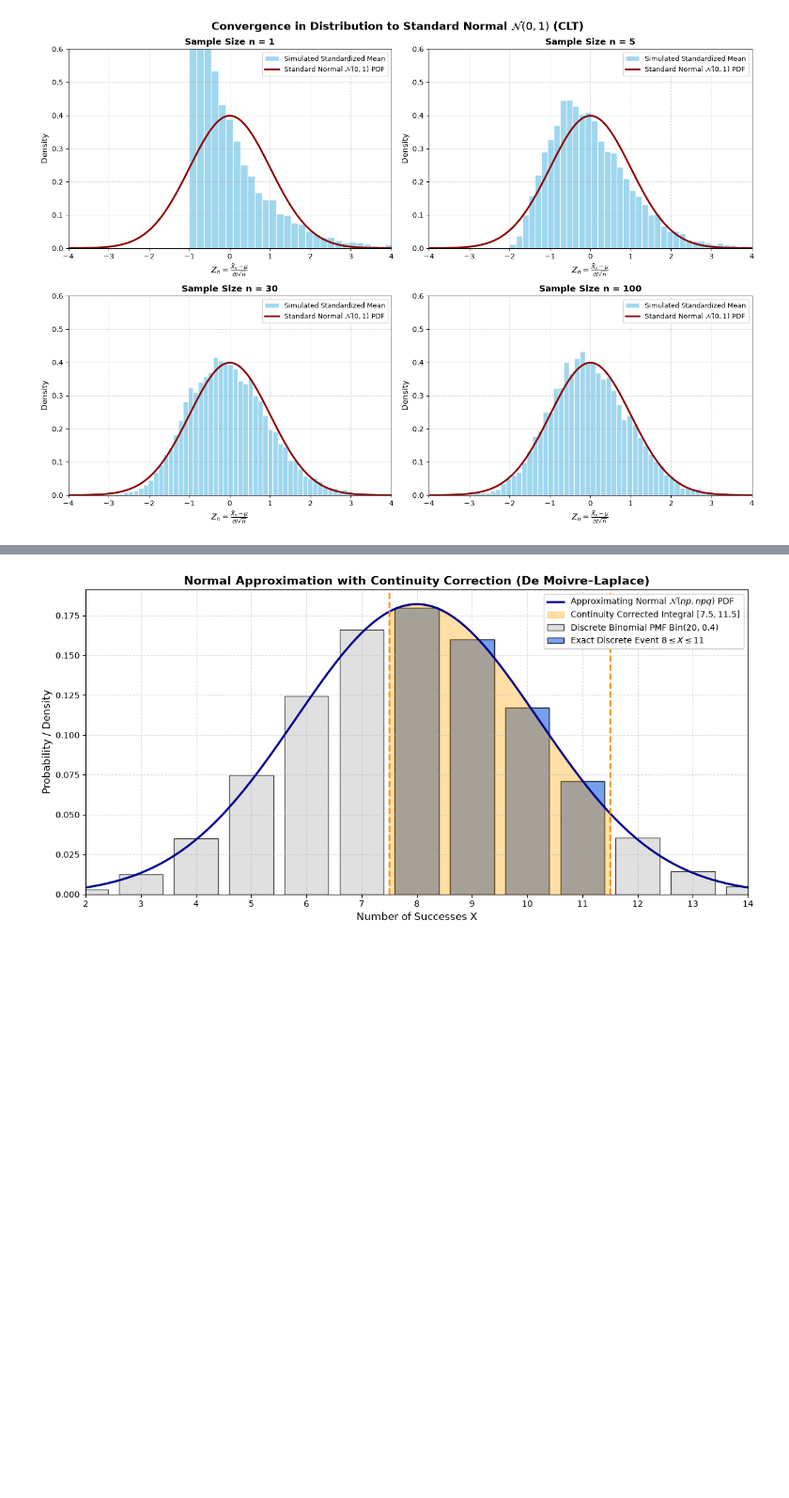
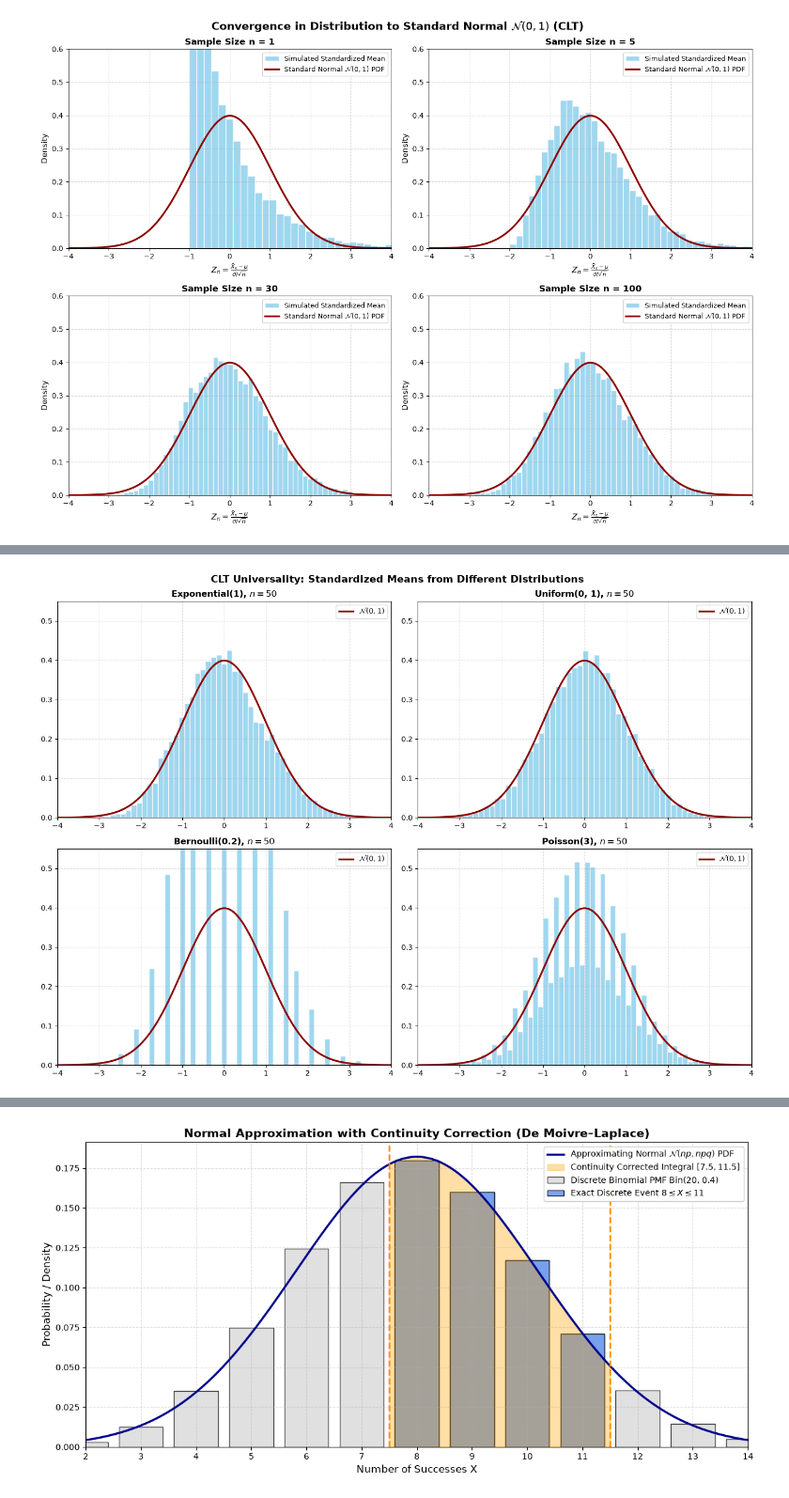
Before and after one commit to rohanishervin/kb, a Jupyter notebook: nodes/law-of-large-numbers-and-central-limit-theorem.ipynb, the cells around one changed output, grey strips where cells are left out. Shown at 94% size. Saved outputs shown, nothing was run; the diff lists cells and outputs as text; code cells hidden in the pictures; blank space fills up the shorter version.

```diff
--- a/nodes/law-of-large-numbers-and-central-limit-theorem.ipynb
+++ b/nodes/law-of-large-numbers-and-central-limit-theorem.ipynb
@@ -333 +295,39 @@ plt.show()
+# %%
+import numpy as np
+import matplotlib.pyplot as plt
+import scipy.stats as stats
+
+rng = np.random.default_rng(42)
+n_sim = 10_000
+n_sample = 50  # sample size per average
+
+z_grid = np.linspace(-4, 4, 300)
+normal_pdf = stats.norm.pdf(z_grid)
+
+configs = [
+    ('Exponential(1)', lambda: rng.exponential(1, (n_sim, n_sample)), 1.0, 1.0),
+    ('Uniform(0, 1)', lambda: rng.uniform(0, 1, (n_sim, n_sample)), 0.5, 1/np.sqrt(12)),
+    ('Bernoulli(0.2)', lambda: rng.binomial(1, 0.2, (n_sim, n_sample)), 0.2, np.sqrt(0.16)),
+    ('Poisson(3)', lambda: rng.poisson(3, (n_sim, n_sample)), 3.0, np.sqrt(3)),
+]
+
+fig, axes = plt.subplots(2, 2, figsize=(14, 10))
+for ax, (name, sampler, mu, sigma) in zip(axes.flat, configs):
+    samples = sampler()
+    means = samples.mean(axis=1)
+    Z = (means - mu) / (sigma / np.sqrt(n_sample))
+    ax.hist(Z, bins=60, density=True, color='skyblue', edgecolor='white', alpha=0.8)
+    ax.plot(z_grid, normal_pdf, 'darkred', lw=2.5, label='$\\mathcal{N}(0,1)$')
+    ax.set_title(f'{name}, $n={n_sample}$', fontsize=12, fontweight='bold')
+    ax.set_xlim(-4, 4)
+    ax.set_ylim(0, 0.55)
+    ax.legend(loc='upper right')
+    ax.grid(True, ls='--', alpha=0.4)
+
+fig.suptitle('CLT Universality: Standardized Means from Different Distributions',
+             fontsize=14, fontweight='bold')
+fig.tight_layout()
+plt.show()
+# %% [output]
+[figure, added]
 # %% [markdown]
```
Also changed, not shown: parts of 13 cells of this notebook, 2 other files.
